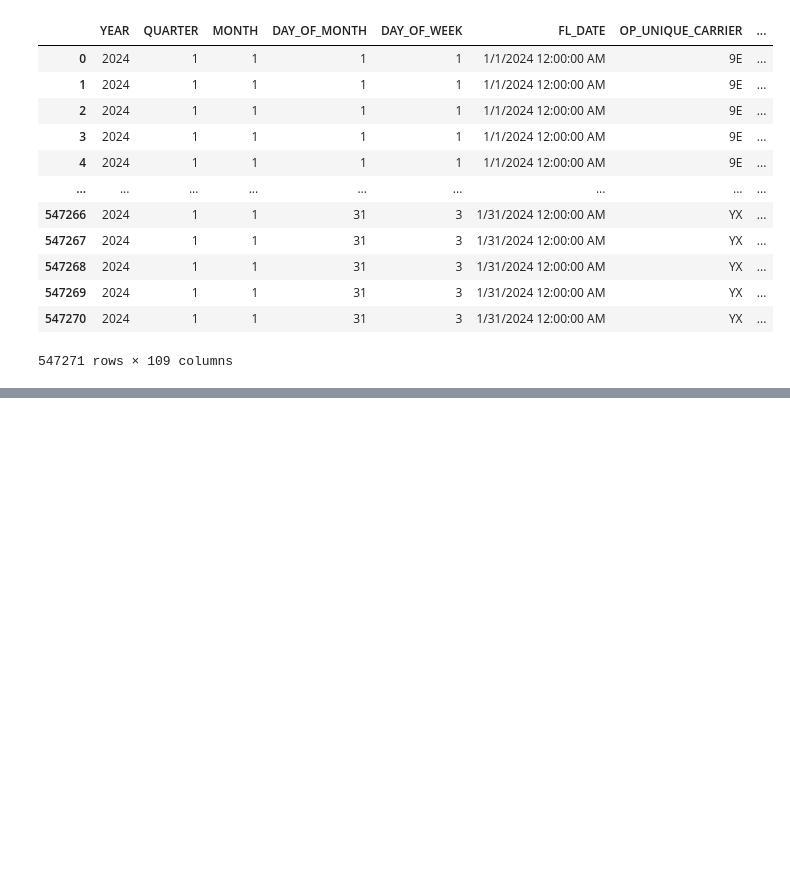
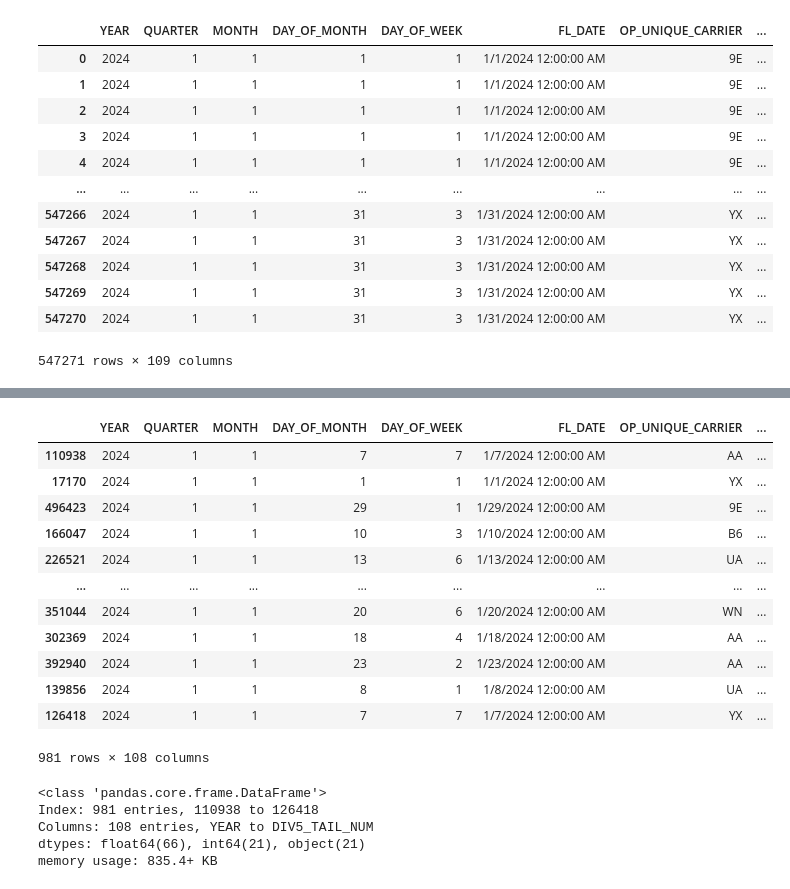
Before and after one commit to trevormgray/NN-Project, a Jupyter notebook: Flights.ipynb, the cells around one changed output, grey strips where cells are left out. Saved outputs shown, nothing was run; the diff lists cells and outputs as text; code cells hidden in the pictures; blank space fills up the shorter version.

```diff
--- a/Flights.ipynb
+++ b/Flights.ipynb
@@ -41,0 +97,3 @@ read_csv('T_ONTIME_REPORTING.csv')
+# %%
+train_set = read_csv('T_ONTIME_REPORTING.csv')
+train_set.head()
@@ -41,0 +110,9 @@ read_csv('T_ONTIME_REPORTING.csv')
+# %%
+train_sample = train_set.sample(n=1000, random_state=42)
+
+X = train_sample.copy()
+y = X.pop('DIVERTED')
+
+X.shape
+
+X.head()
@@ -41,0 +127,38 @@ read_csv('T_ONTIME_REPORTING.csv')
+# %%
+#droping all the FIPS numbers outside of the US (1-56)
+
+us_fips_codes = {1,2,3,4,5,6,7,8,9,10,11,12,13,15,16,17,18,19,20,
+                21,22,23,24,25,26,27,28,29,30,31,32,33,34,
+                35,36,37,38,39,40,41,42,44,45,46,47,48,49,
+                50,51,53,54,55,56}
+
+train_sample_filtered = train_sample[
+    train_sample['ORIGIN_STATE_FIPS'].isin(us_fips_codes) &
+    train_sample['DEST_STATE_FIPS'].isin(us_fips_codes)
+]
+
+train_sample_filtered.shape
+# train_sample_filtered.head()
+train_sample_filtered
+# %% [output]
+|  | YEAR | QUARTER | MONTH | DAY_OF_MONTH | DAY_OF_WEEK | FL_DATE | OP_UNIQUE_CARRIER | ... |
+| 110938 | 2024 | 1 | 1 | 7 | 7 | 1/7/2024 12:00:00 AM | AA | ... |
+| 17170 | 2024 | 1 | 1 | 1 | 1 | 1/1/2024 12:00:00 AM | YX | ... |
+| 496423 | 2024 | 1 | 1 | 29 | 1 | 1/29/2024 12:00:00 AM | 9E | ... |
+| 166047 | 2024 | 1 | 1 | 10 | 3 | 1/10/2024 12:00:00 AM | B6 | ... |
+| 226521 | 2024 | 1 | 1 | 13 | 6 | 1/13/2024 12:00:00 AM | UA | ... |
+| ... | ... | ... | ... | ... | ... | ... | ... | ... |
+| 351044 | 2024 | 1 | 1 | 20 | 6 | 1/20/2024 12:00:00 AM | WN | ... |
+| 302369 | 2024 | 1 | 1 | 18 | 4 | 1/18/2024 12:00:00 AM | AA | ... |
+| 392940 | 2024 | 1 | 1 | 23 | 2 | 1/23/2024 12:00:00 AM | AA | ... |
+| 139856 | 2024 | 1 | 1 | 8 | 1 | 1/8/2024 12:00:00 AM | UA | ... |
+| 126418 | 2024 | 1 | 1 | 7 | 7 | 1/7/2024 12:00:00 AM | YX | ... |
+981 rows × 108 columns
+# %%
+train_sample_filtered.info()
+# %% [output]
+<class 'pandas.core.frame.DataFrame'>
+Index: 981 entries, 110938 to 126418
+Columns: 108 entries, YEAR to DIV5_TAIL_NUM
+dtypes: float64(66), int64(21), object(21)
+memory usage: 835.4+ KB
```
Also changed, not shown: parts of 9 cells of this notebook.
